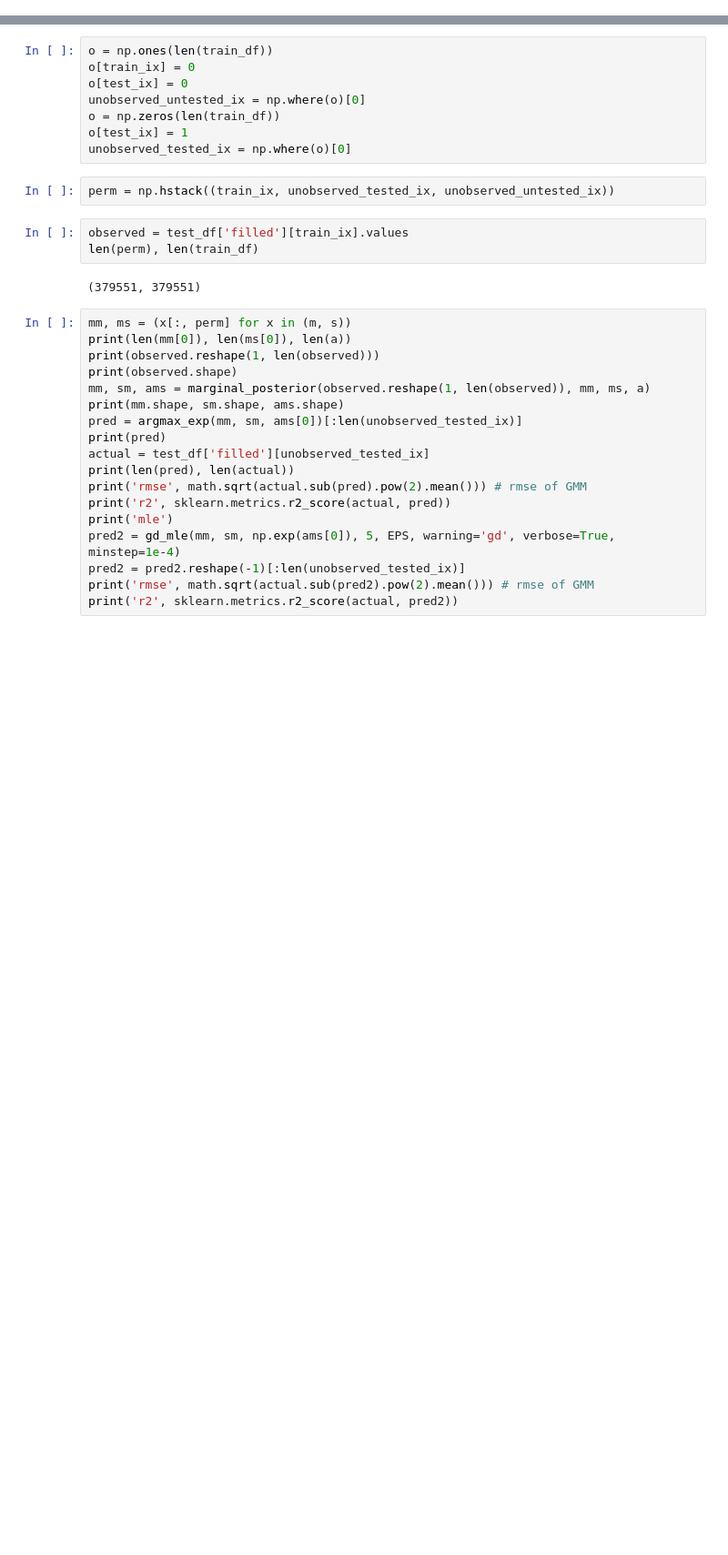
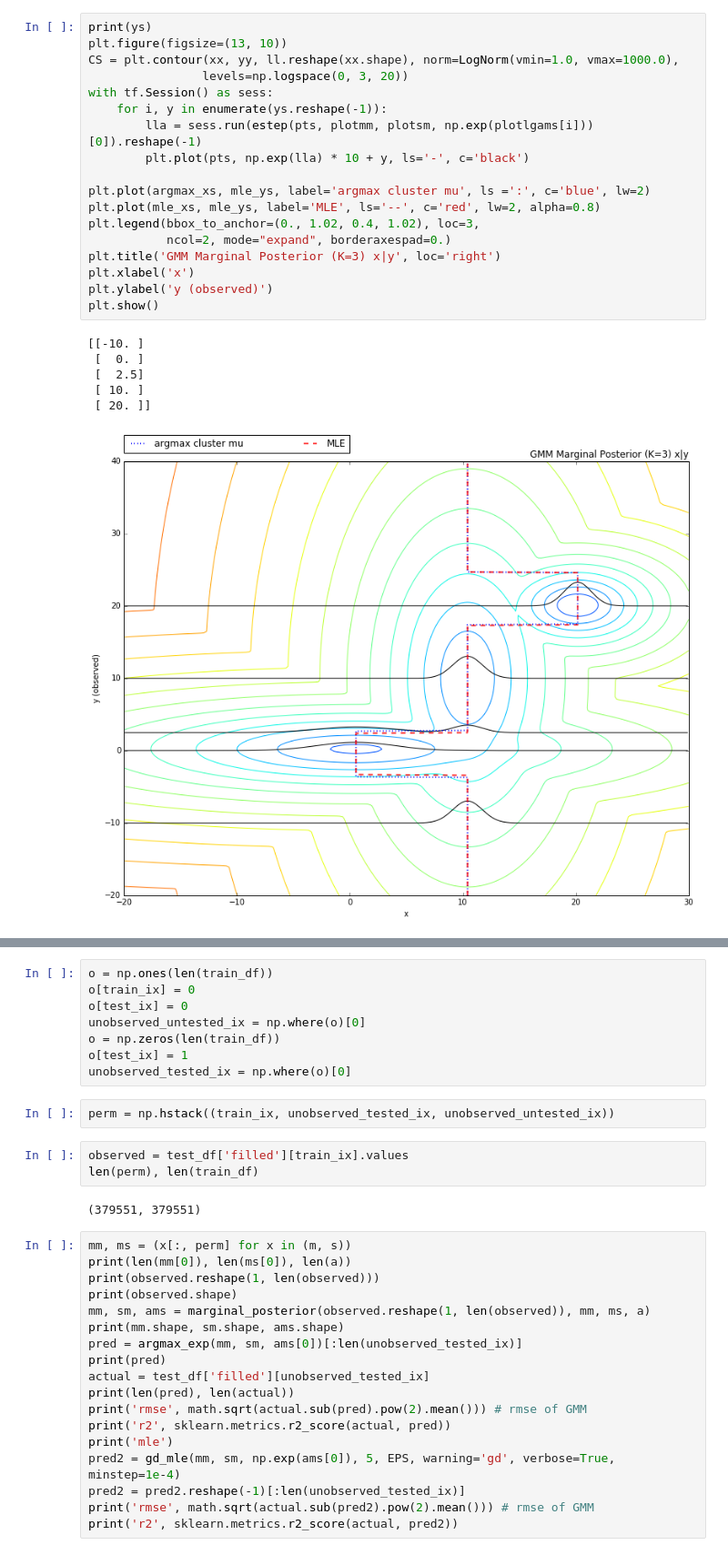
Before and after one commit to PrincetonUniversity/final-proj-cos-424, a Jupyter notebook: diag_tf.ipynb, the cells around one changed output, grey strips where cells are left out. Shown at 91% size. Drawn from its saved outputs; the diff is of its cells as text; blank space fills up the shorter version.

```diff
--- a/diag_tf.ipynb
+++ b/diag_tf.ipynb
@@ -158,0 +165,25 @@ y = 20.0
+# %%
+print(ys)
+plt.figure(figsize=(13, 10))
+CS = plt.contour(xx, yy, ll.reshape(xx.shape), norm=LogNorm(vmin=1.0, vmax=1000.0),
+                levels=np.logspace(0, 3, 20))
+with tf.Session() as sess:
+    for i, y in enumerate(ys.reshape(-1)):
+        lla = sess.run(estep(pts, plotmm, plotsm, np.exp(plotlgams[i]))[0]).reshape(-1)
+        plt.plot(pts, np.exp(lla) * 10 + y, ls='-', c='black')
+
+plt.plot(argmax_xs, mle_ys, label='argmax cluster mu', ls =':', c='blue', lw=2)
+plt.plot(mle_xs, mle_ys, label='MLE', ls='--', c='red', lw=2, alpha=0.8)
+plt.legend(bbox_to_anchor=(0., 1.02, 0.4, 1.02), loc=3,
+           ncol=2, mode="expand", borderaxespad=0.)
+plt.title('GMM Marginal Posterior (K=3) x|y', loc='right')
+plt.xlabel('x')
+plt.ylabel('y (observed)')
+plt.show()
+# %% [output]
+[[-10. ]
+ [  0. ]
+ [  2.5]
+ [ 10. ]
+ [ 20. ]]
+[figure, added]
```
Also changed, not shown: parts of 7 cells of this notebook, 2 other files.
